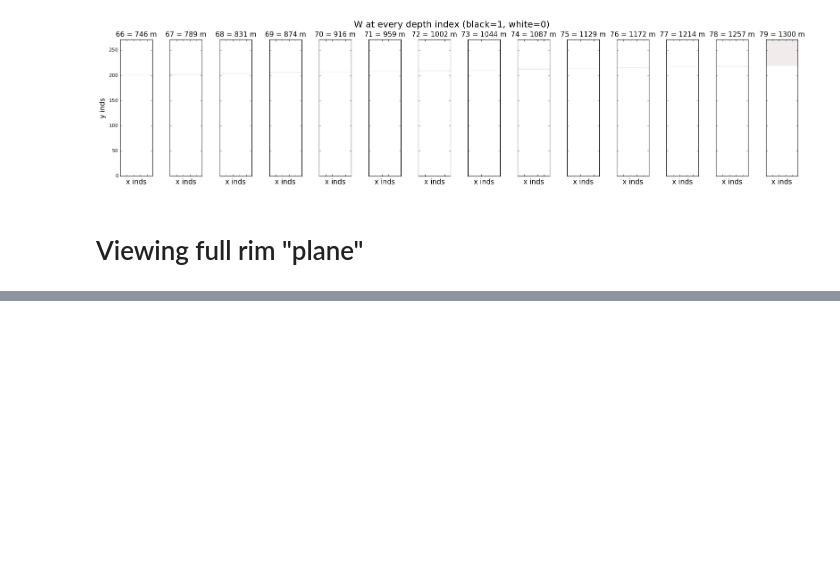
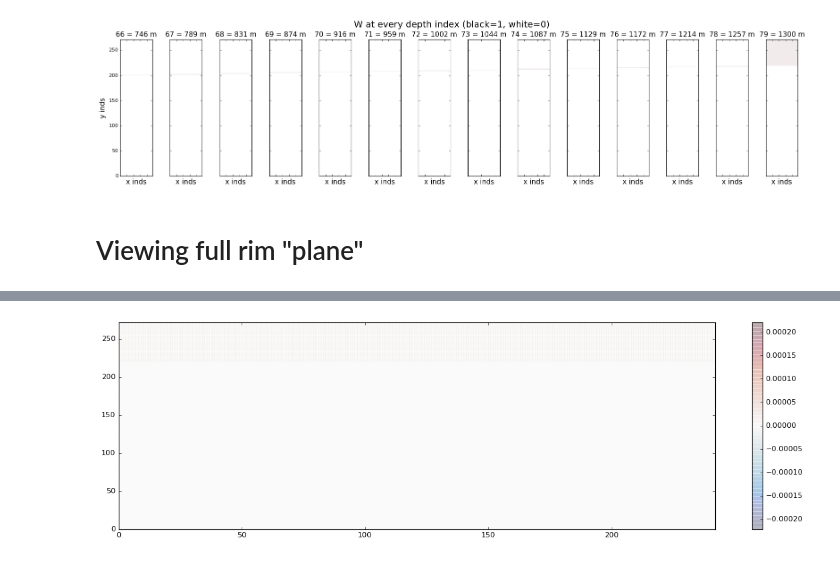
Before and after one commit to UBC-MOAD/analysis_mackenzie_canyon, a Jupyter notebook: notebooks/transport_fluxes/W_rimvels.ipynb, the cells around one changed output, grey strips where cells are left out. Saved outputs shown, nothing was run; the diff lists cells and outputs as text; code cells hidden in the pictures; blank space fills up the shorter version.

```diff
--- a/notebooks/transport_fluxes/W_rimvels.ipynb
+++ b/notebooks/transport_fluxes/W_rimvels.ipynb
@@ -101,0 +117,4 @@ ax.set_ylim([0, vovecrtz.shape[-2]])
+# %%
+fig = plot_rim(vovecrtz, time_ind, cmo.cm.balance, 0.2)
+# %% [output]
+[figure, added]
```
Also changed, not shown: parts of 5 cells of this notebook.
